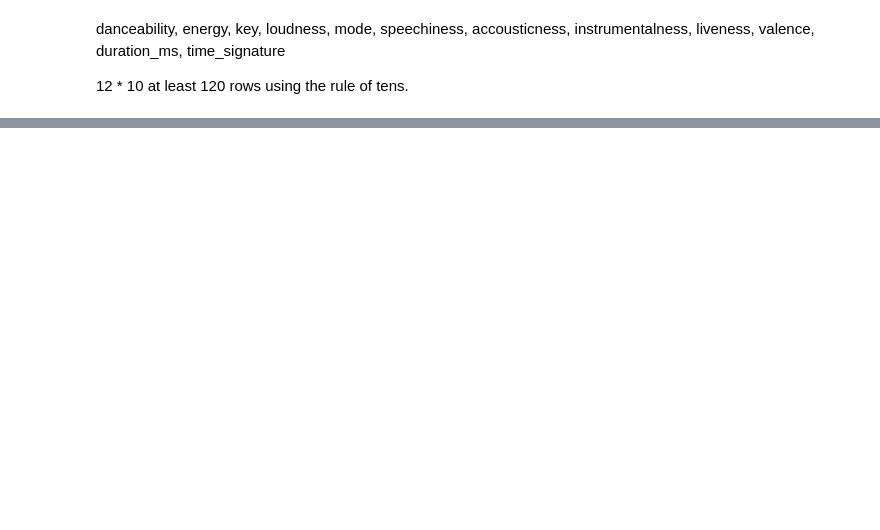
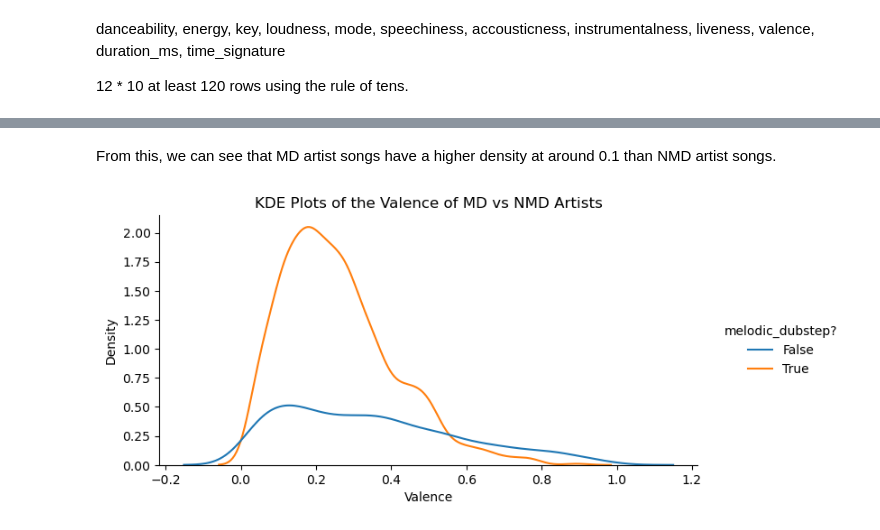
Before and after one commit to dtjunior8/EDM_Classifier, a Jupyter notebook: Untitled.ipynb, the cells around one changed output, grey strips where cells are left out. Drawn from its saved outputs; the diff is of its cells as text; code cells hidden in the pictures; blank space fills up the shorter version.

```diff
--- a/Untitled.ipynb
+++ b/Untitled.ipynb
@@ -170,0 +360,10 @@ for artist in melodic_dubstep_tracks.keys():
+# %% [markdown]
+From this, we can see that MD artist songs have a higher density at around 0.1 than NMD artist songs.
+# %%
+sns.displot(data = df, x = "valence", hue = 'melodic_dubstep?', kind="kde",
+            height = 3.5, aspect = 7/3.5)
+plt.title("KDE Plots of the Valence of MD vs NMD Artists")
+plt.xlabel("Valence")
+plt.show()
+# %% [output]
+[figure, added]
```
Also changed, not shown: parts of 47 cells of this notebook, 1 other file.
